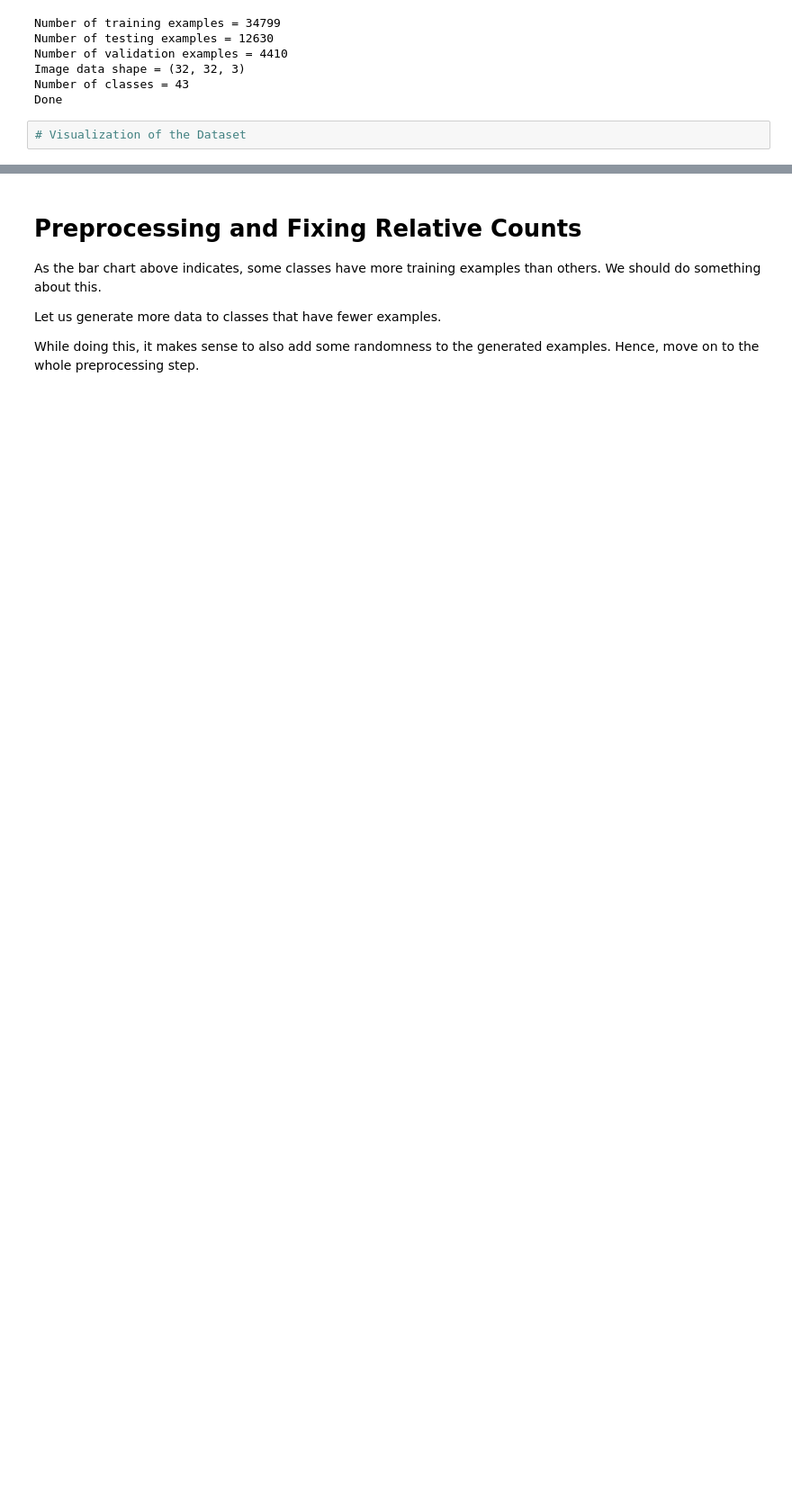
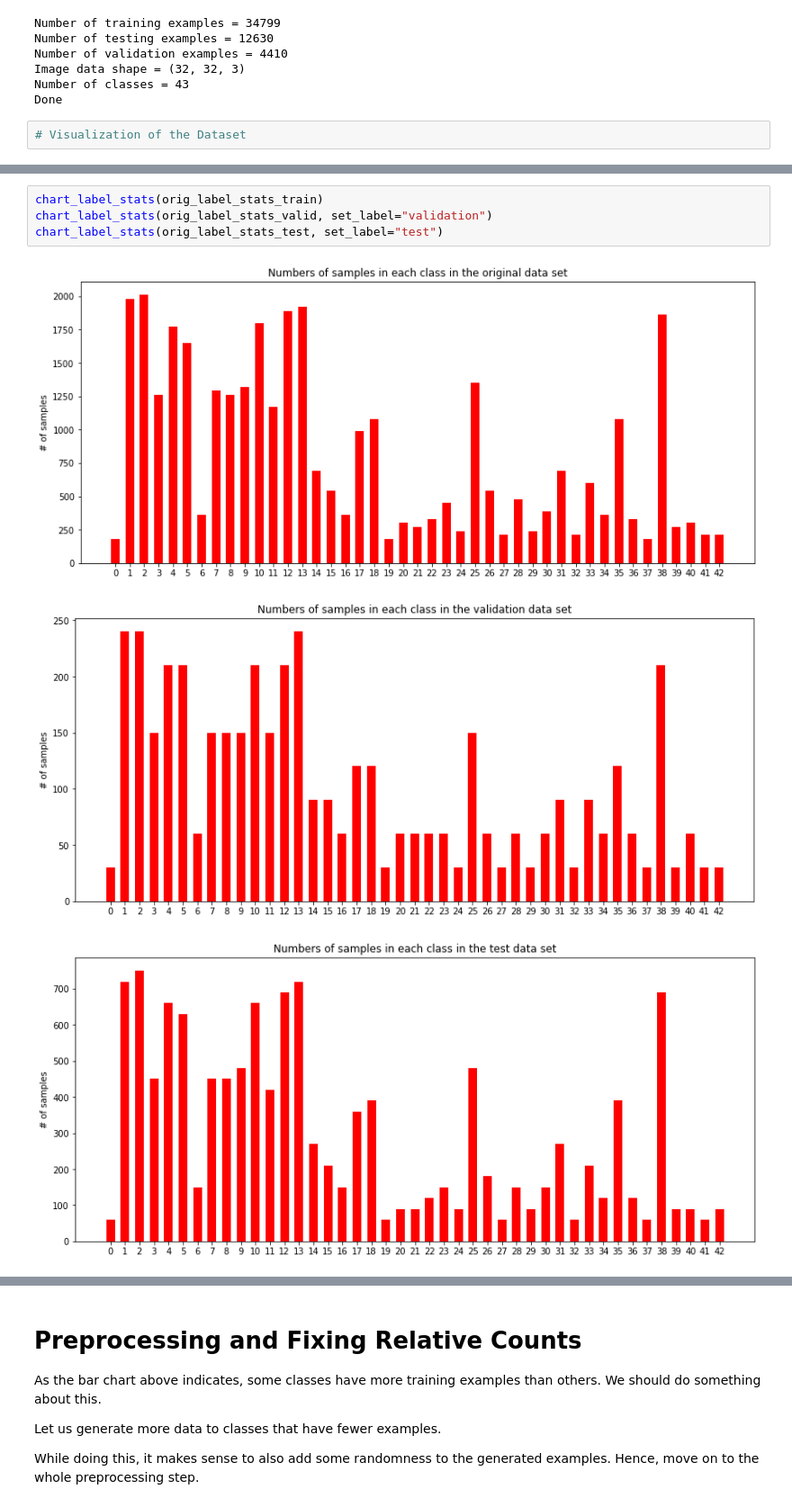
Before and after one commit to jtirila/CarND-Traffic-Sign-Classifier-Project, a Jupyter notebook: Traffic_Sign_Classifier.ipynb, the cells around one changed output, grey strips where cells are left out. Shown at 90% size. Saved outputs shown, nothing was run; the diff lists cells and outputs as text; blank space fills up the shorter version.

```diff
--- a/Traffic_Sign_Classifier.ipynb
+++ b/Traffic_Sign_Classifier.ipynb
@@ -150,0 +152,8 @@ Label stats after preprocessing: {0: 2009, 1: 2009, 2: 2010, 3: 2010, 4: 2010, 5
+# %%
+chart_label_stats(orig_label_stats_train)
+chart_label_stats(orig_label_stats_valid, set_label="validation")
+chart_label_stats(orig_label_stats_test, set_label="test")
+# %% [output]
+[figure, added]
+[figure, added]
+[figure, added]
```
Also changed, not shown: parts of 19 cells of this notebook, 1 other file.
